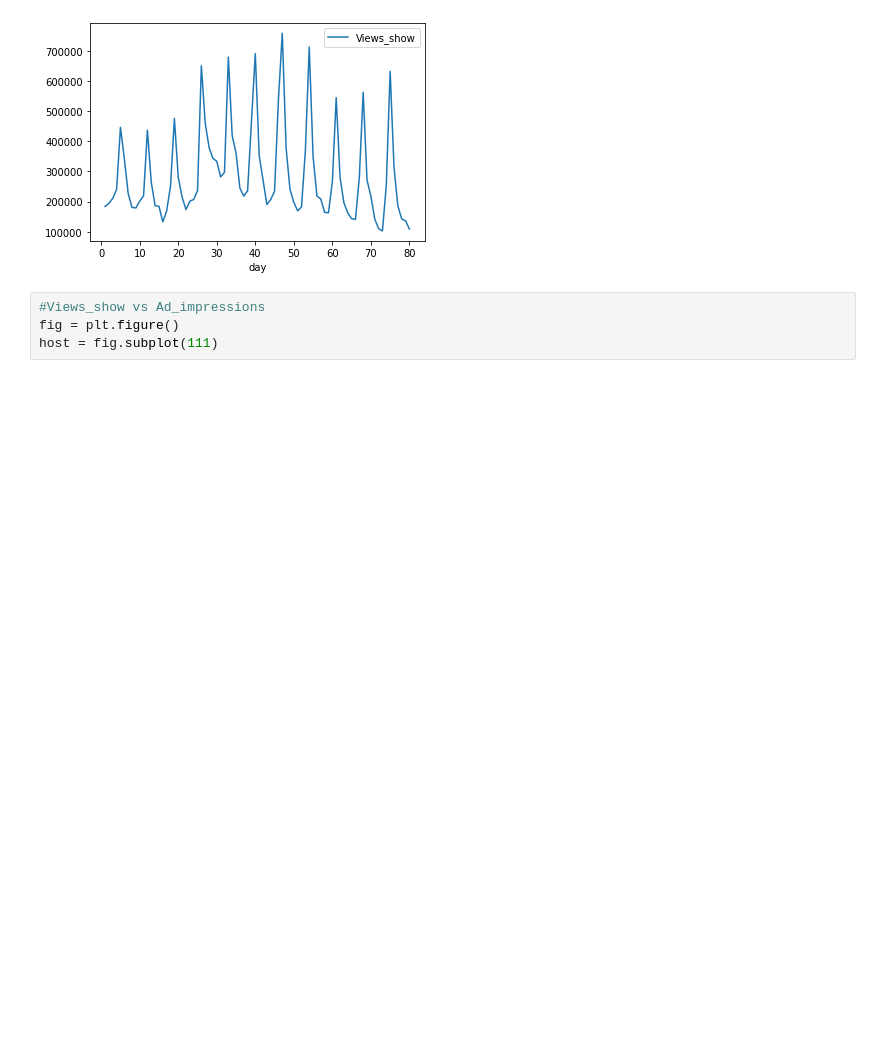
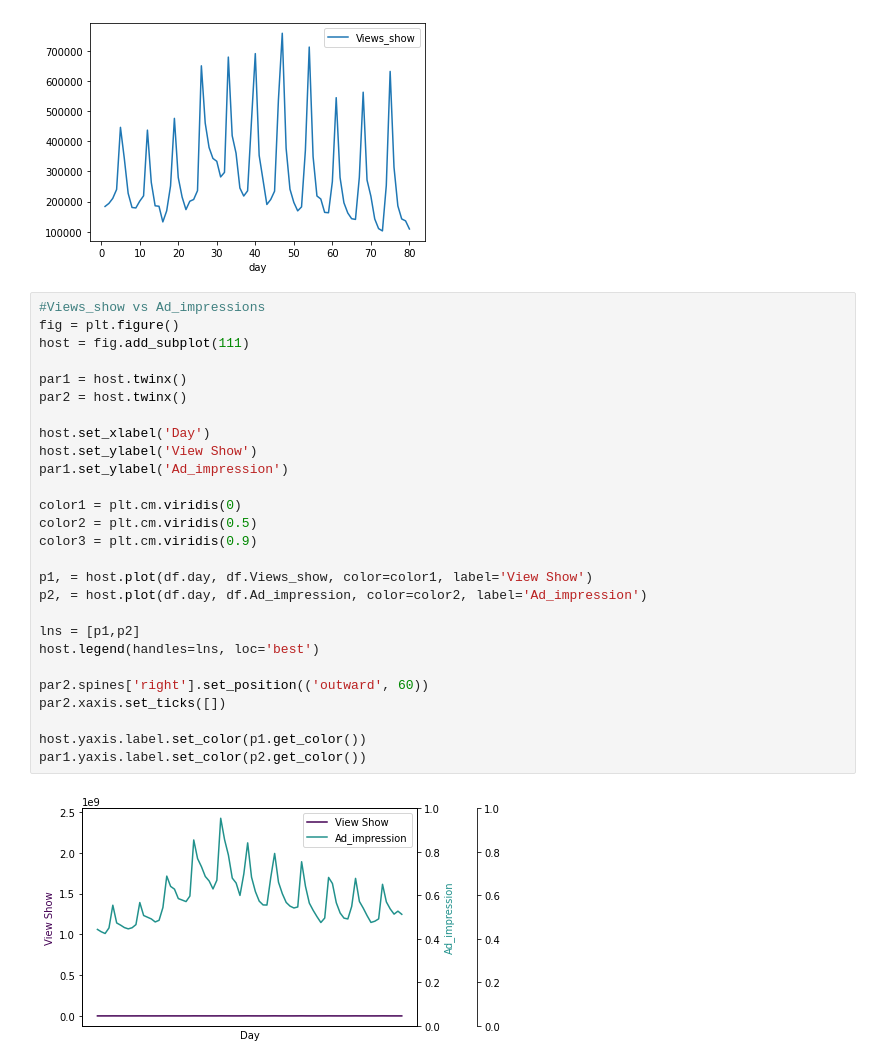
Before and after one commit to shobhitsundriyal/Revisit_ML, a Jupyter notebook: media_data.ipynb, the cells around one changed output. Cells and saved outputs as stored; diff of their text form; blank space fills up the shorter version.

Commit message:
last plot??

```diff
--- a/media_data.ipynb
+++ b/media_data.ipynb
@@ -59,7 +73,32 @@ df.plot.line(x='day', y='Views_show')
 # %% [output]
 <matplotlib.axes._subplots.AxesSubplot at 0x...>
 [figure]
-# %%
-#Views_show vs Ad_impressions
-fig = plt.figure()
-host = fig.subplot(111)
+# %%
+#Views_show vs Ad_impressions
+fig = plt.figure()
+host = fig.add_subplot(111)
+
+par1 = host.twinx()
+par2 = host.twinx()
+
+host.set_xlabel('Day')
+host.set_ylabel('View Show')
+par1.set_ylabel('Ad_impression')
+
+color1 = plt.cm.viridis(0)
+color2 = plt.cm.viridis(0.5)
+color3 = plt.cm.viridis(0.9)
+
+p1, = host.plot(df.day, df.Views_show, color=color1, label='View Show')
+p2, = host.plot(df.day, df.Ad_impression, color=color2, label='Ad_impression')
+
+lns = [p1,p2]
+host.legend(handles=lns, loc='best')
+
+par2.spines['right'].set_position(('outward', 60))
+par2.xaxis.set_ticks([])
+
+host.yaxis.label.set_color(p1.get_color())
+par1.yaxis.label.set_color(p2.get_color())
+# %% [output]
+[figure, added]
```
Also changed, not shown: parts of 1 cell of this notebook.
